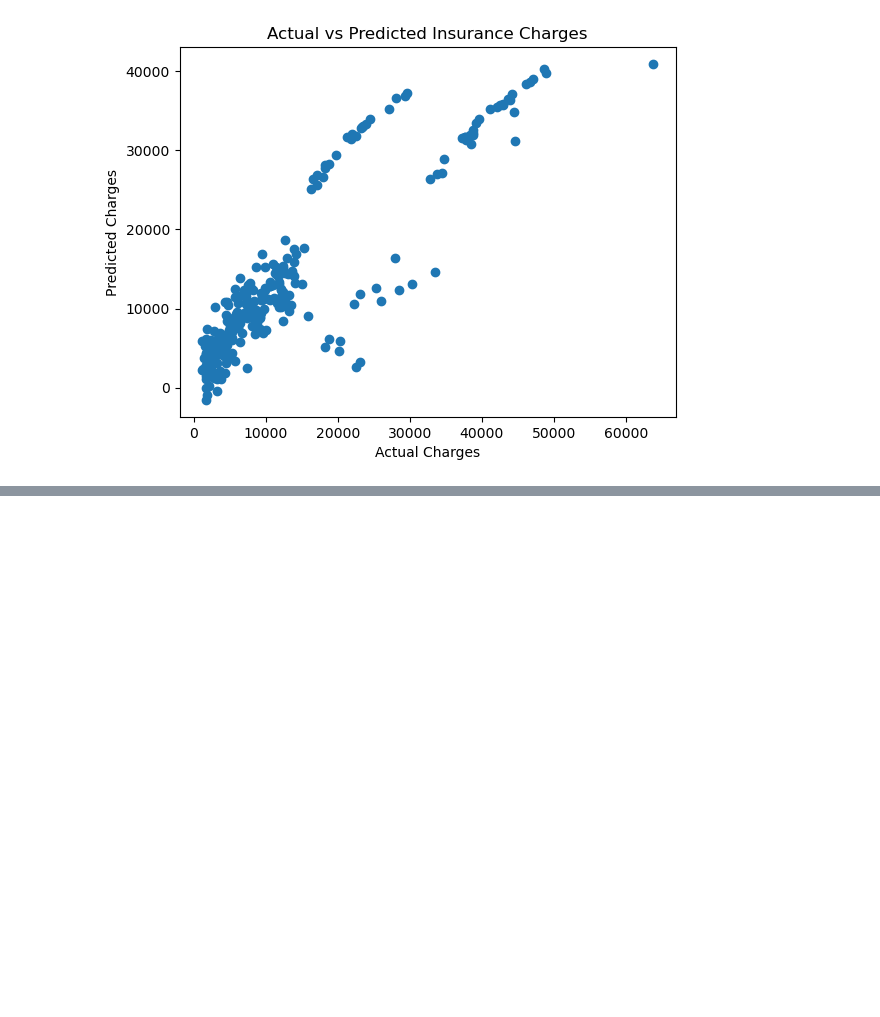
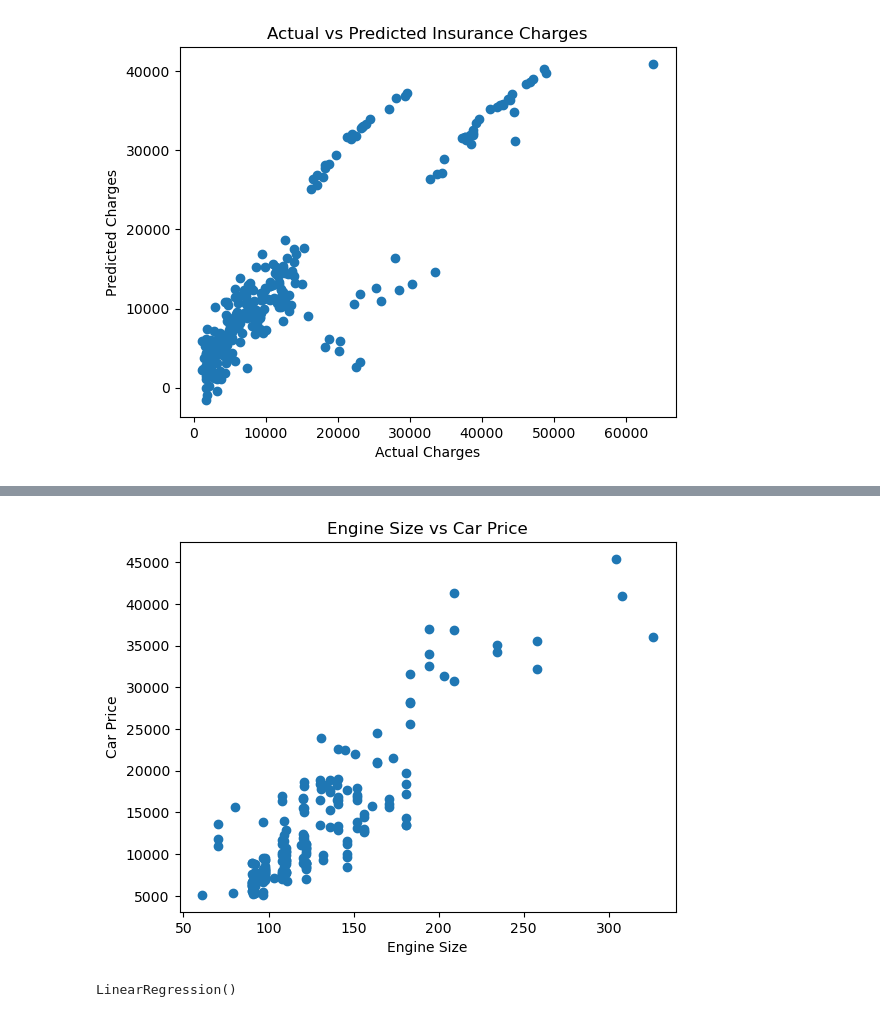
Before and after one commit to srinidhireddy786/Machine-Learning, a Jupyter notebook: ml.ipynb, the cells around one changed output, grey strips where cells are left out. Saved outputs shown, nothing was run; the diff lists cells and outputs as text; code cells hidden in the pictures; blank space fills up the shorter version.

```diff
--- a/ml.ipynb
+++ b/ml.ipynb
@@ -709,0 +819,2 @@ plt.show()
+# %%
+data1=pd.read_csv('CarPrice_Assignment.csv')
@@ -709,0 +878,19 @@ plt.show()
+# %%
+X = data1[['enginesize']]
+y = data1['price']
+# %%
+plt.scatter(X, y)
+plt.xlabel("Engine Size")
+plt.ylabel("Car Price")
+plt.title("Engine Size vs Car Price")
+plt.show()
+# %% [output]
+[figure, added]
+# %%
+poly = PolynomialFeatures(degree=2)
+X_poly = poly.fit_transform(X)
+
+model = LinearRegression()
+model.fit(X_poly, y)
+# %% [output]
+LinearRegression()
```
Also changed, not shown: parts of 57 cells of this notebook, 3 other files.
